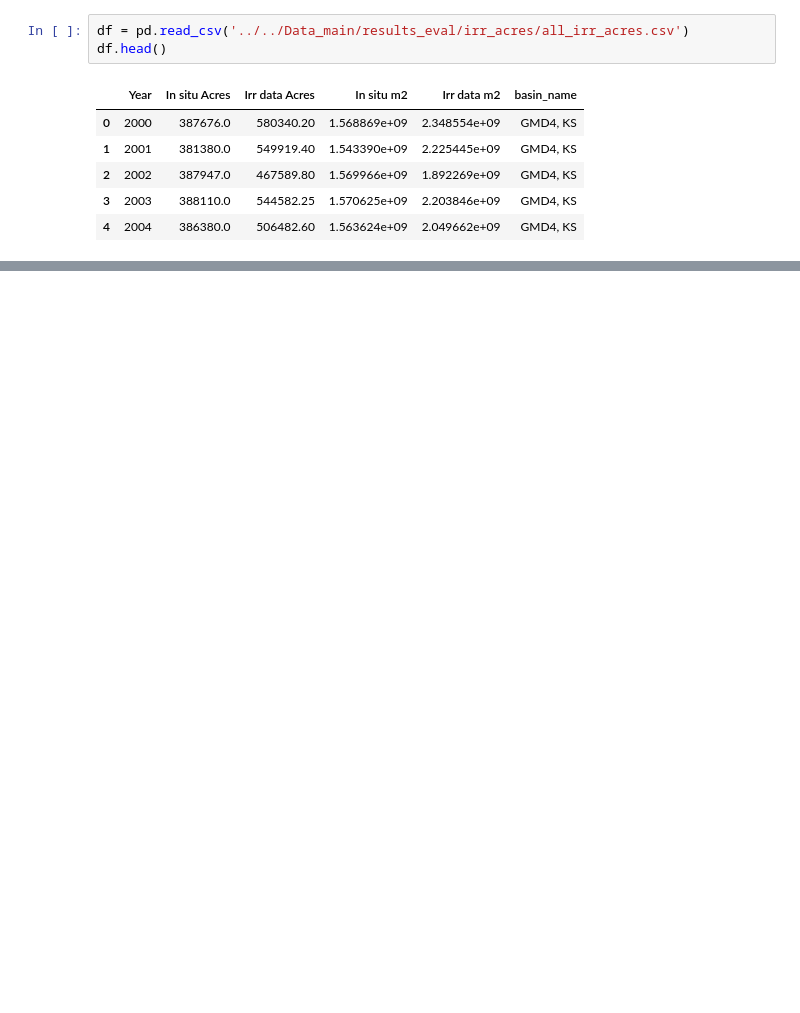
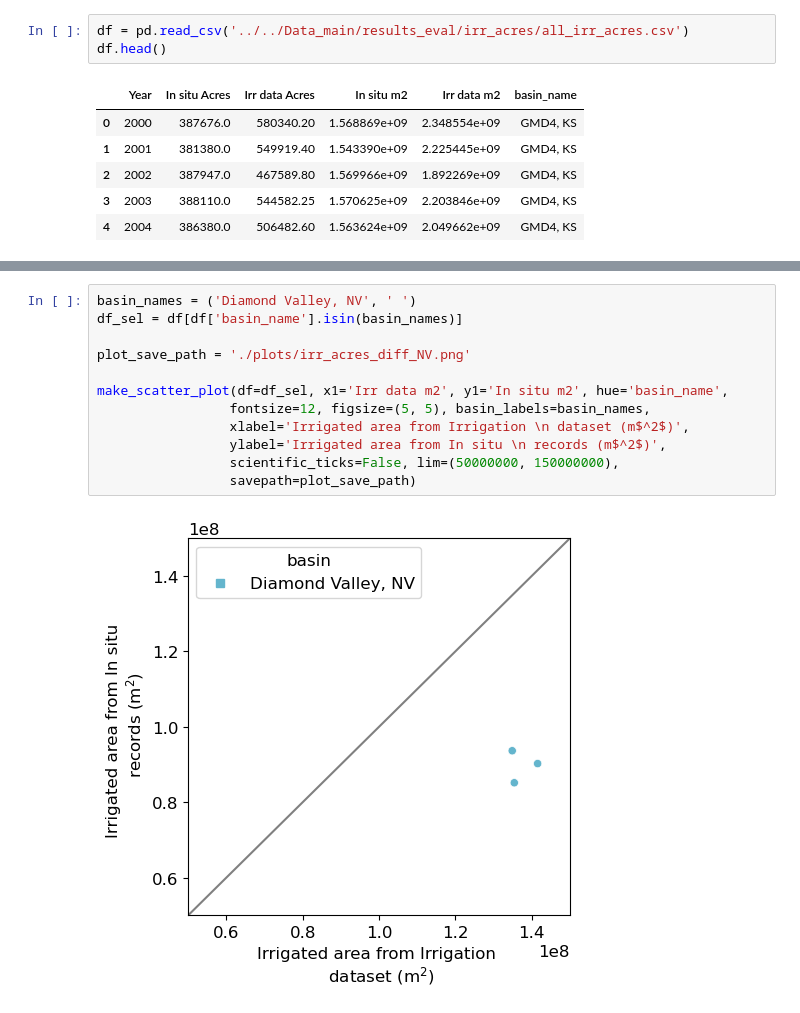
Before and after one commit to mdfahimhasan/WestUS_Peff, a Jupyter notebook: Codes/results_analysis/irr_acres_plot.ipynb, the cells around one changed output, grey strips where cells are left out. Saved outputs shown, nothing was run; the diff lists cells and outputs as text; blank space fills up the shorter version.

```diff
--- a/Codes/results_analysis/irr_acres_plot.ipynb
+++ b/Codes/results_analysis/irr_acres_plot.ipynb
@@ -36,0 +37,14 @@ make_scatter_plot(df=df, x1='Irr data m2', y1='In situ m2', hue='basin_name',
+# %%
+basin_names = ('Diamond Valley, NV', ' ')
+df_sel = df[df['basin_name'].isin(basin_names)]
+
+plot_save_path = './plots/irr_acres_diff_NV.png'
+
+make_scatter_plot(df=df_sel, x1='Irr data m2', y1='In situ m2', hue='basin_name',
+                 fontsize=12, figsize=(5, 5), basin_labels=basin_names,
+                 xlabel='Irrigated area from Irrigation \n dataset (m$^2$)',
+                 ylabel='Irrigated area from In situ \n records (m$^2$)',
+                 scientific_ticks=False, lim=(50000000, 150000000),
+                 savepath=plot_save_path)
+# %% [output]
+[figure, added]
```
Also changed, not shown: parts of 2 cells of this notebook, 6 other files.
